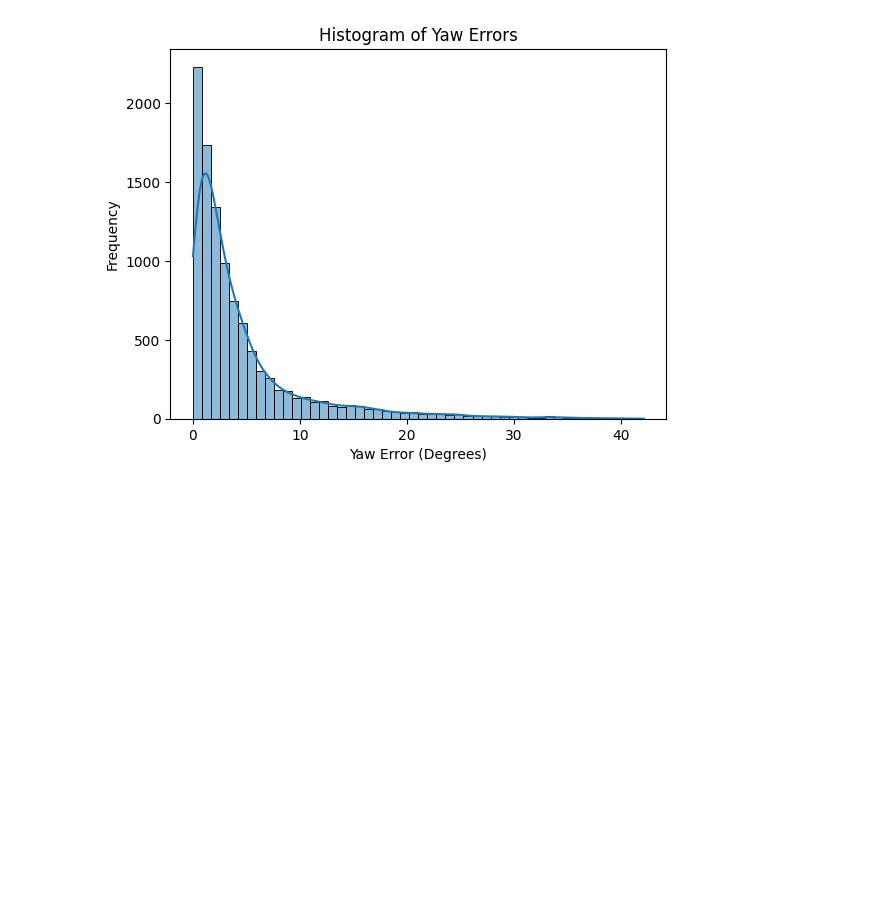
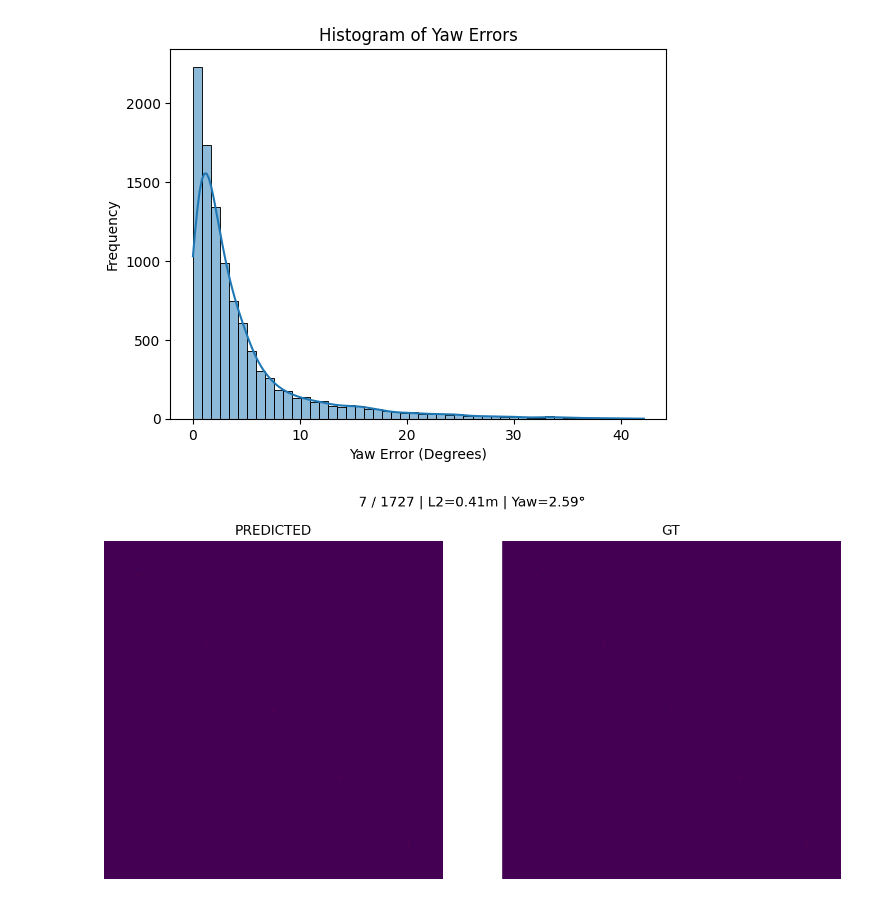
Before and after one commit to ifinckh/2025_sem_proj_FINCKH_VITA, a Jupyter notebook: results.ipynb, the cells around one changed output. Drawn from its saved outputs; the diff is of its cells as text; code cells hidden in the pictures; blank space fills up the shorter version.

```diff
--- a/results.ipynb
+++ b/results.ipynb
@@ -398,3 +398,43 @@ plt.title('Histogram of Yaw Errors')
 # %% [output]
 Text(0.5, 1.0, 'Histogram of Yaw Errors')
 [figure]
+# %%
+import matplotlib.pyplot as plt
+import numpy as np
+fig, ax = plt.subplots(1, 2, figsize=(10, 5), dpi=140)
+fig.subplots_adjust(left=0, right=1, bottom=0, top=1, wspace=0.01, hspace=0)
+img = np.zeros((5,5))  # Dummy image
+# Predicted (Left)
+x = [0,1,2,3,4]
+ax[0].imshow(img, origin="upper")
+ax[0].scatter(x, x, s=0.2, c="r", alpha=0.2)
+ax[0].set_aspect("equal")
+ax[0].axis('off')
+
+# Label: Predicted
+ax[0].set_title("PREDICTED")
+
+# GT (Right)
+
+ax[1].imshow(img, origin="upper")
+ax[1].scatter(x, x, s=0.2, c="r", alpha=0.2)
+ax[1].set_aspect("equal")
+ax[1].axis('off')
+
+# Label: GT
+# ax[1].text(0.02, 0.95, "GROUND TRUTH", transform=ax[1].transAxes,
+#             fontsize=10, color='white', weight='bold', ha='left', va='top',
+#             bbox=dict(facecolor='black', alpha=0.5, edgecolor='none', pad=2))
+ax[1].set_title("GT")
+
+# --- Main Title (Top Center, Fixed) ---
+if True:
+    # y=0.98 puts it at the very top
+    # fig.text(0.5, 0.98, "7 / 1727 | L2=0.41m | Yaw=2.59°", ha='center', va='top',
+    #             fontsize=11, color='white', weight='bold',
+    #             bbox=dict(facecolor='black', alpha=0.6, edgecolor='none', pad=4))
+    fig.suptitle("7 / 1727 | L2=0.41m | Yaw=2.59°")
+
+fig.tight_layout()
+# %% [output]
+[figure, added]
```
Also changed, not shown: parts of 1 cell of this notebook, 3 other files.
